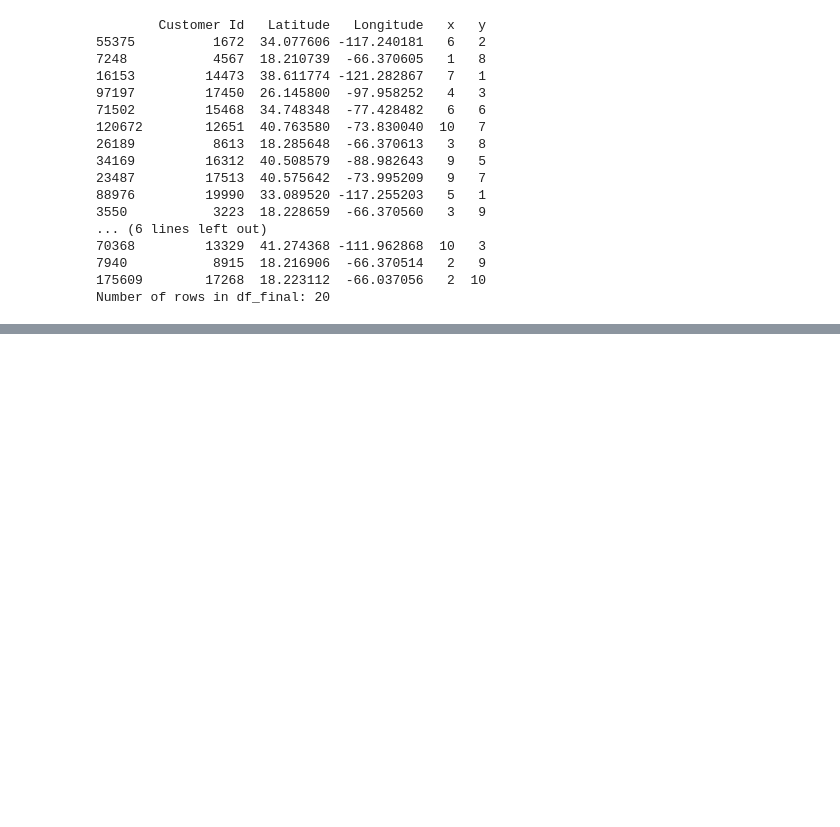
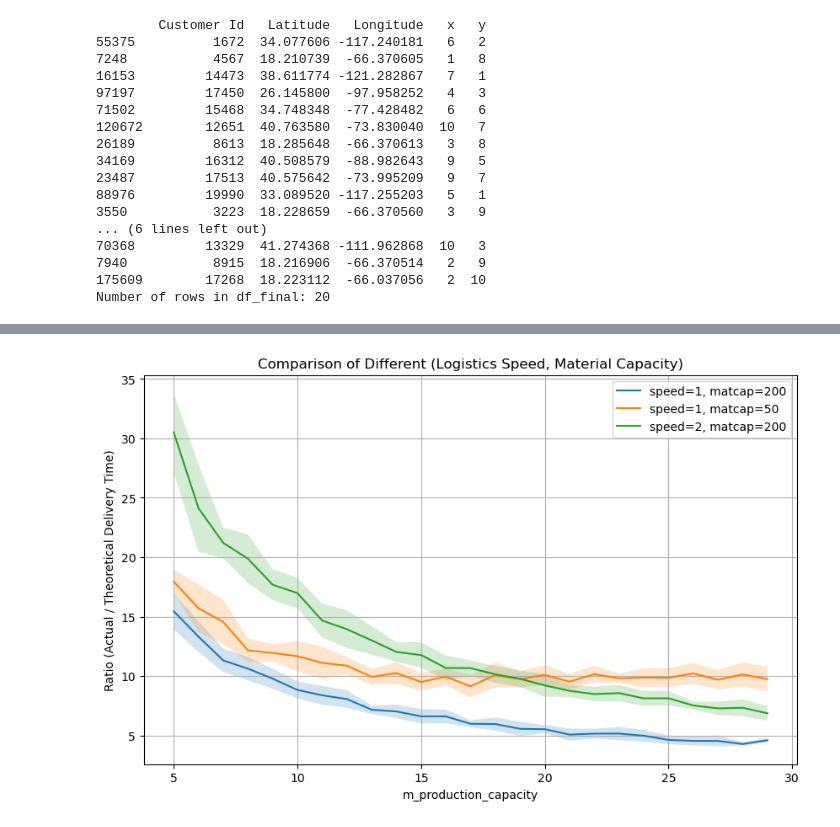
Before and after one commit to ShengGao67/SCNN, a Jupyter notebook: Untitled.ipynb, the cells around one changed output, grey strips where cells are left out. Saved outputs shown, nothing was run; the diff lists cells and outputs as text; code cells hidden in the pictures; blank space fills up the shorter version.

```diff
--- a/Untitled.ipynb
+++ b/Untitled.ipynb
@@ -722 +726,91 @@ plt.show()
+# %%
+LOGISTICS_SPEED = 1
+
+def run_experiment(log_speed, mat_cap, total_steps=1000, num_replicates=10):
+    """
+    在给定的 log_speed（运输速度）和 mat_cap（supplier原材料产能）下，
+    对 m_production_capacity 从 1~29 依次进行实验。
+    每个产能值重复 num_replicates 次，记录产品订单的 (Actual/Theoretical) 比值平均值与标准差。
+    返回: x_values, means, stds
+    """
+    global LOGISTICS_SPEED
+    LOGISTICS_SPEED = log_speed  # 修改全局变量
+
+    m_production_values = range(5, 30)
+    prod_results = []  # 存储各产能下的 (Actual/Theoretical) 列表
+
+    for m_prod in m_production_values:
+        prod_list = []
+        for rep in range(num_replicates):
+            used_positions.clear()  # 确保每次都能重新随机分配位置
+
+            # 创建模型, 这里只示例: s_material_capacity=mat_cap
+            model = SupplyChainGridModel(
+                positions,
+                demands_list,
+                inventory_list,
+                num_customers=10,
+                num_manufacturers=4,
+                num_suppliers=2,
+                cust_demand_probability=0.4,
+                m_production_capacity=m_prod,
+                m_inventory_capacity=500,
+                s_material_capacity=mat_cap,  # 供应商原材料产能
+                heterogeneous=False  # 如果你想要 heterogeneous，也可以改成 True
+            )
+
+            # 运行模型 total_steps 步
+            for t in range(1, total_steps + 1):
+                model.step()
+
+            # 计算产品订单的 (Actual / Theoretical) 比值
+            prod_orders = [o for o in model.delivered_orders
+                           if o.order_type == "product" and o.actual_delivery_time is not None]
+            sum_actual_prod = sum(o.actual_delivery_time for o in prod_orders)
+            sum_theoretical_prod = sum(o.theoretical_delivery_time for o in prod_orders)
+            ratio_prod = (sum_actual_prod / sum_theoretical_prod) if sum_theoretical_prod > 0 else None
+            if ratio_prod is not None:
+                prod_list.append(ratio_prod)
+            else:
+                prod_list.append(0)  # 若没有订单或理论时间=0，就记为0
+
+        prod_results.append(prod_list)
+
+    # 计算各产能下的均值和标准差
+    prod_means = [np.mean(lst) for lst in prod_results]
+    prod_stds = [np.std(lst) for lst in prod_results]
+    return list(m_production_values), prod_means, prod_stds
+
+
+# 定义三种场景
+scenarios = [
+    {"label": "speed=1, matcap=200", "log_speed": 1, "mat_cap": 200},
+    {"label": "speed=1, matcap=50", "log_speed": 1, "mat_cap": 50},
+    {"label": "speed=2, matcap=200", "log_speed": 2, "mat_cap": 200},
+]
+
+plt.figure(figsize=(10,6))
+
+for scenario in scenarios:
+    x_values, means, stds = run_experiment(
+        log_speed=scenario["log_speed"],
+        mat_cap=scenario["mat_cap"],
+        total_steps=1000,
+        num_replicates=10
+    )
+    x = np.array(x_values)
+    means = np.array(means)
+    stds = np.array(stds)
+    # 画线 + 阴影区域
+    plt.plot(x, means, label=scenario["label"])
+    plt.fill_between(x, means - stds, means + stds, alpha=0.2)
+
+plt.xlabel('m_production_capacity')
+plt.ylabel('Ratio (Actual / Theoretical Delivery Time)')
+plt.title('Comparison of Different (Logistics Speed, Material Capacity)')
+plt.legend()
+plt.grid(True)
+plt.show()
+# %% [output]
+[figure, added]
 # %%
```
Also changed, not shown: parts of 15 cells of this notebook.
